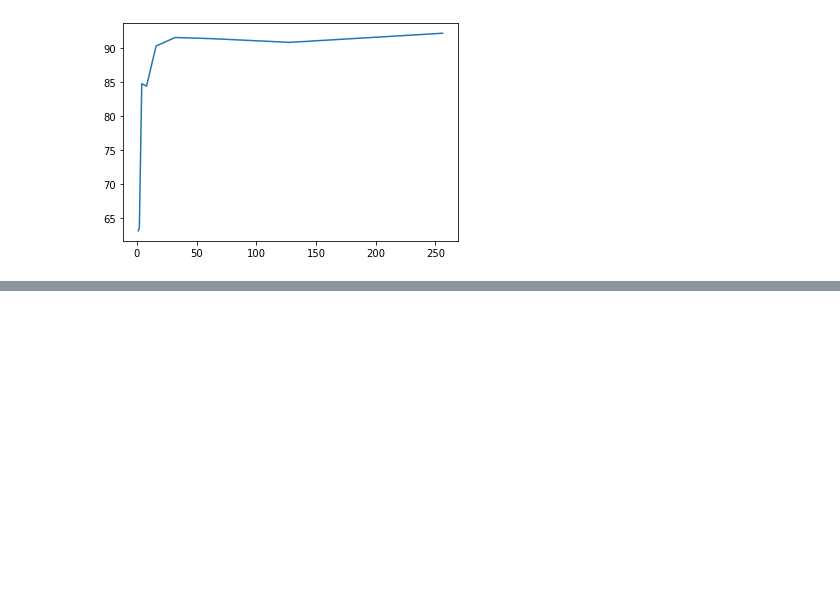
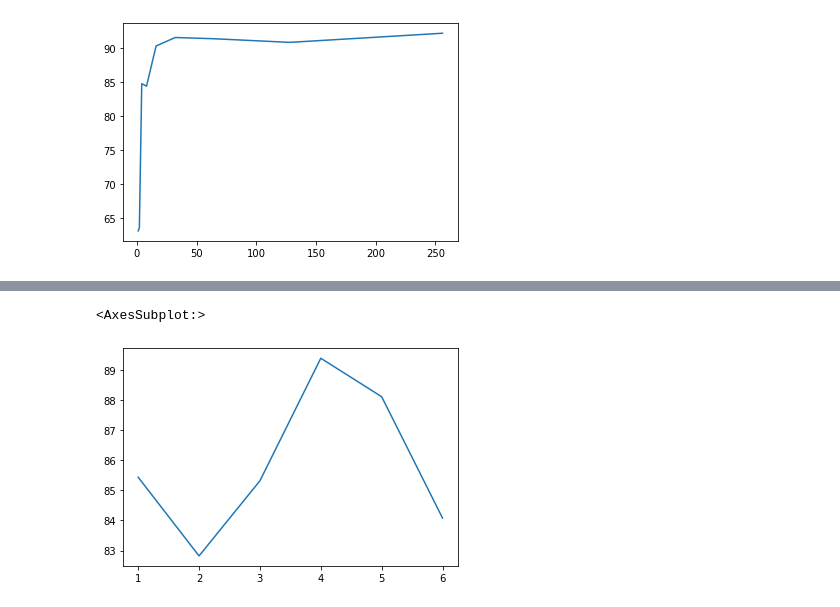
Before and after one commit to mmenzyns/ai-palm-rejection, a Jupyter notebook: ai_ml/graphs.ipynb, the cells around one changed output, grey strips where cells are left out. Cells and saved outputs as stored; diff of their text form; code cells hidden in the pictures; blank space fills up the shorter version.

```diff
--- a/ai_ml/graphs.ipynb
+++ b/ai_ml/graphs.ipynb
@@ -12,0 +76,31 @@ sns.lineplot(x=neurons, y=np.array(accuracies)*100)
+# %%
+# CNN number of kernels
+f = open('logs/cnn-kernels')
+<<
+data = {}
+for line in f:
+    if line == '':
+        continue
+    tokens = line.split(' ')
+    if len(tokens) < 3:
+        continue
+    kernels = int(tokens[3])
+    if not kernels in data:
+        data[kernels] = []
+
+    accuracy = float(tokens[2].strip('%'))
+    data[kernels].append(accuracy)
+f.close()
+
+x = []
+y = []
+for key, item in data.items():
+    x.append(key)
+    y.append(np.mean(item))
+
+sns.lineplot(x, y)
+plt.suptitle("Accuracy per number of kernels in convolutional layer")
+list(zip(x,np.round(y, 1)))
+# %% [output]
+<AxesSubplot:>
+[figure, added]
```
Also changed, not shown: parts of 5 cells of this notebook, 11 other files.
